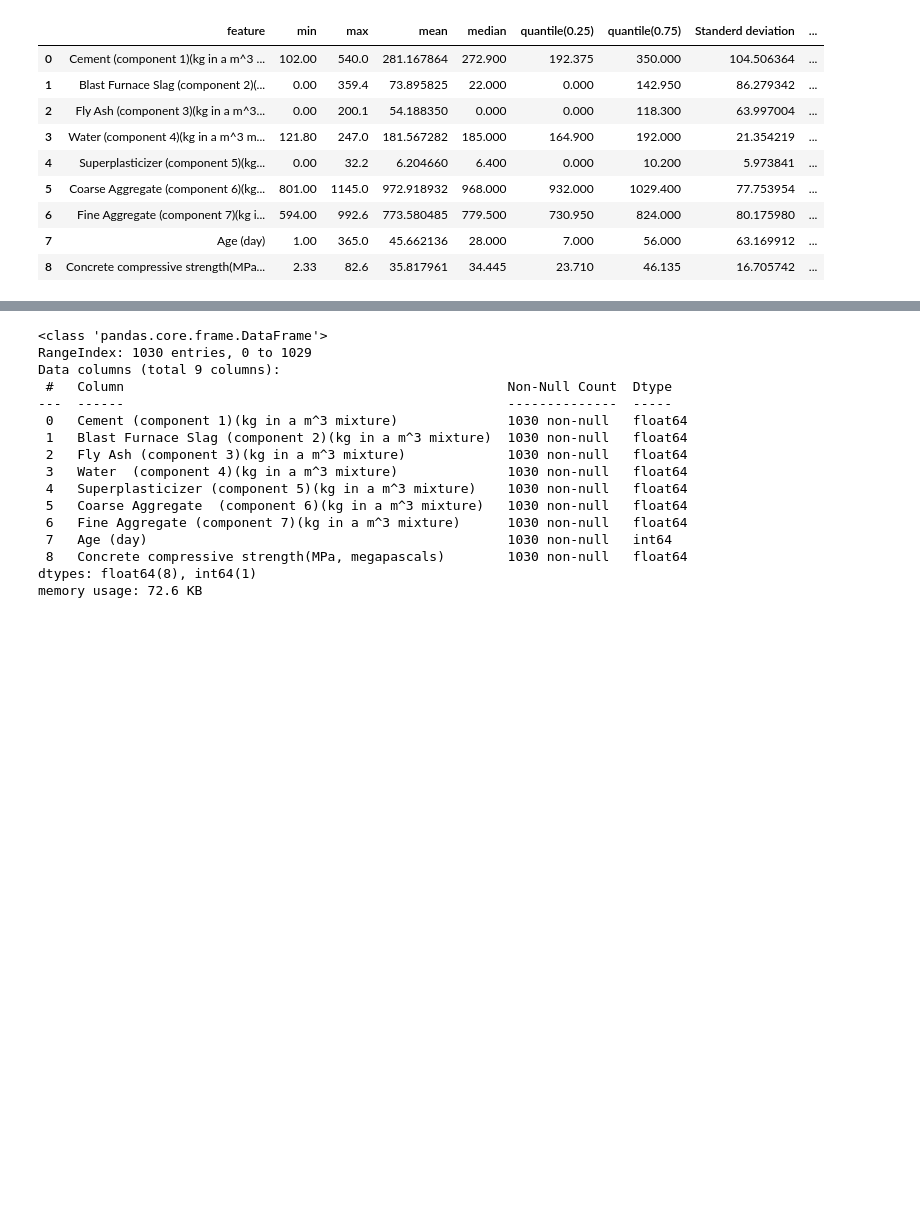
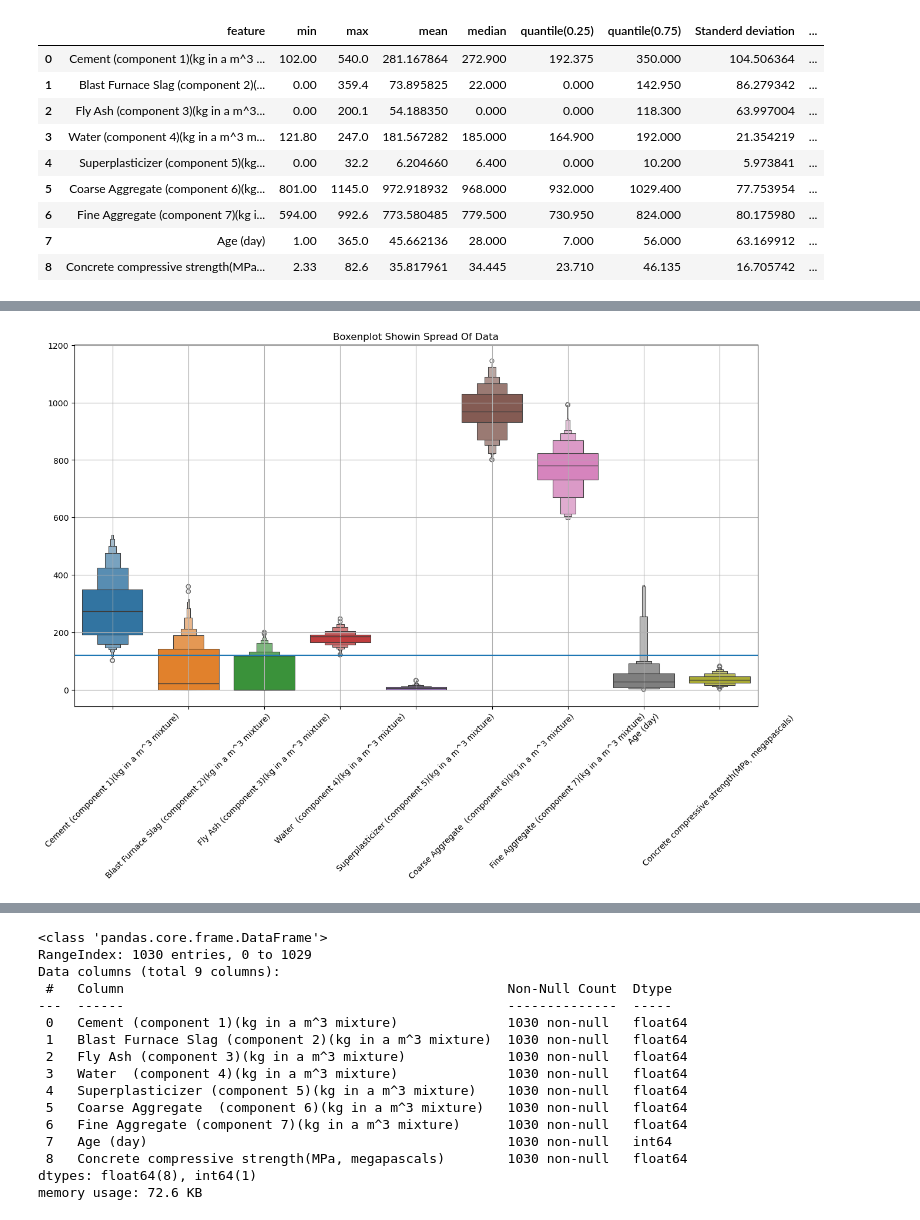
Before and after one commit to varunr1909/CementPrediction_Model, a Jupyter notebook: Model.ipynb, the cells around one changed output, grey strips where cells are left out. Saved outputs shown, nothing was run; the diff lists cells and outputs as text; code cells hidden in the pictures; blank space fills up the shorter version.

```diff
--- a/Model.ipynb
+++ b/Model.ipynb
@@ -83,0 +74,21 @@ df.describe()
+# %%
+'''
+Note:
+1. Positive Kurtosis : Leptokurtic
+2. Normal Kurtosis : Mesokurtic----------best
+3. Negative Kurtosis : Platykurtic
+* whenever kurtosis is 0.000 is mesokurtic
+........................................................................................................
+1. Positive Skewness : mode < median < mean
+2. No Skewness : mean = median = mode
+3. Negative Skewness = mean < median < mode
+'''
+plt.figure(figsize = (15,8))
+sns.boxenplot(df)
+plt.axhline(120)
+plt.xticks(rotation = 45)
+plt.title('Boxenplot Showin Spread Of Data')
+plt.grid()
+plt.show()
+# %% [output]
+[figure, added]
```
Also changed, not shown: parts of 8 cells of this notebook.
